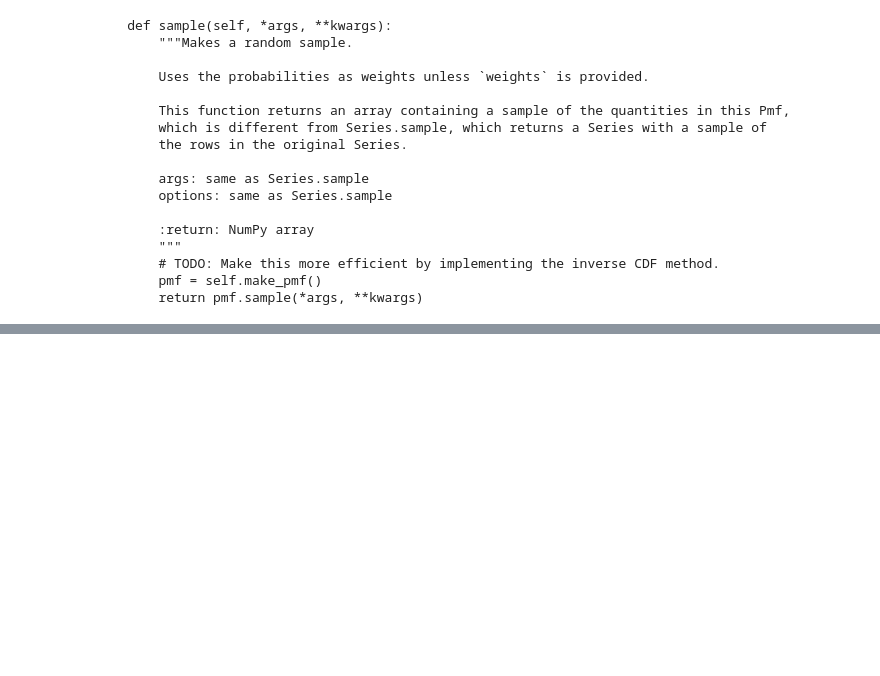
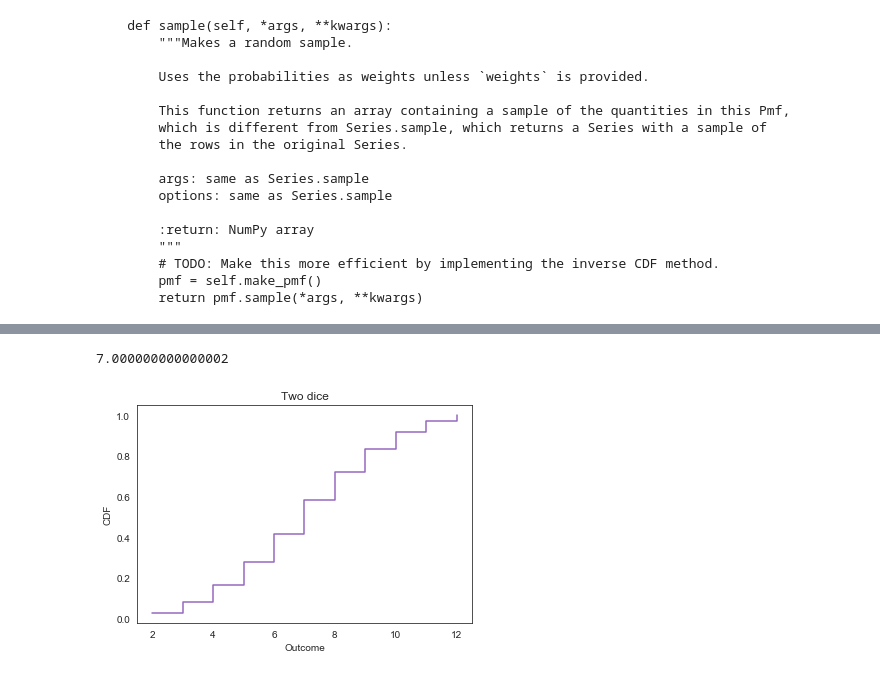
Before and after one commit to AllenDowney/empiricaldist, a Jupyter notebook: empyrical_dist/cdf.ipynb, the cells around one changed output, grey strips where cells are left out. Cells and saved outputs as stored; diff of their text form; code cells hidden in the pictures; blank space fills up the shorter version.

```diff
--- a/empyrical_dist/cdf.ipynb
+++ b/empyrical_dist/cdf.ipynb
@@ -576,0 +612,5 @@ array([3, 1, 2, 5, 4, 6, 2, 2, 4, 2])
+# %%
+d6 = Cdf.from_seq([1,2,3,4,5,6])
+
+twice = d6.add_dist(d6)
+twice
@@ -576,0 +630,7 @@ array([3, 1, 2, 5, 4, 6, 2, 2, 4, 2])
+# %%
+twice.step()
+decorate_dice('Two dice')
+twice.mean()
+# %% [output]
+7.000000000000002
+[figure, added]
```
Also changed, not shown: parts of 35 cells of this notebook.
